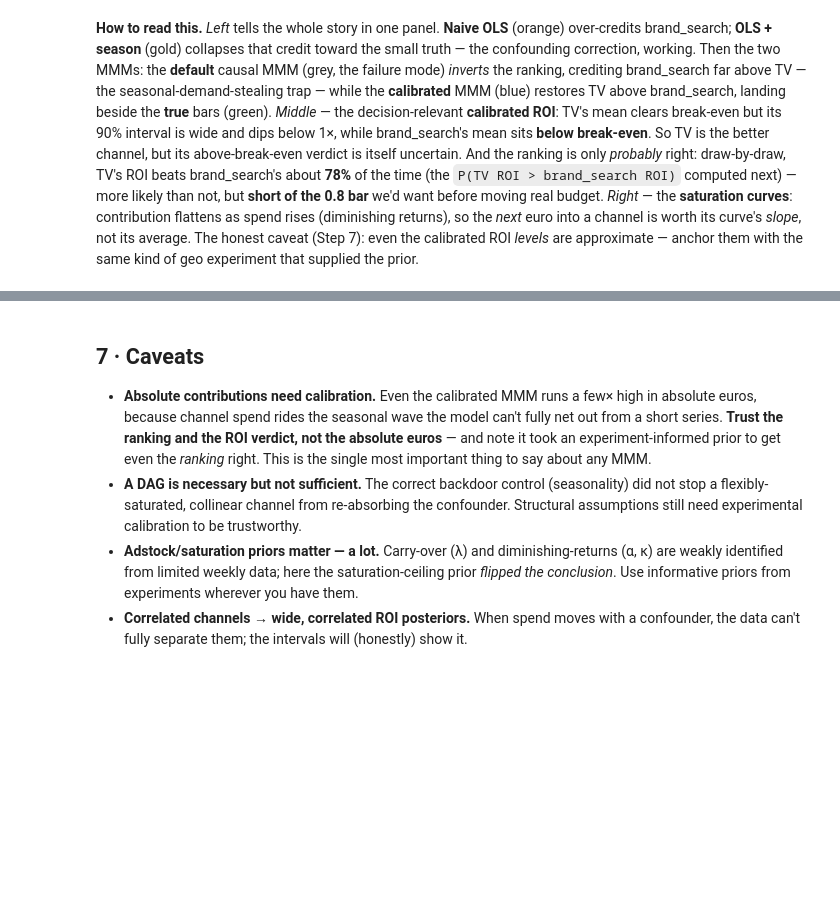
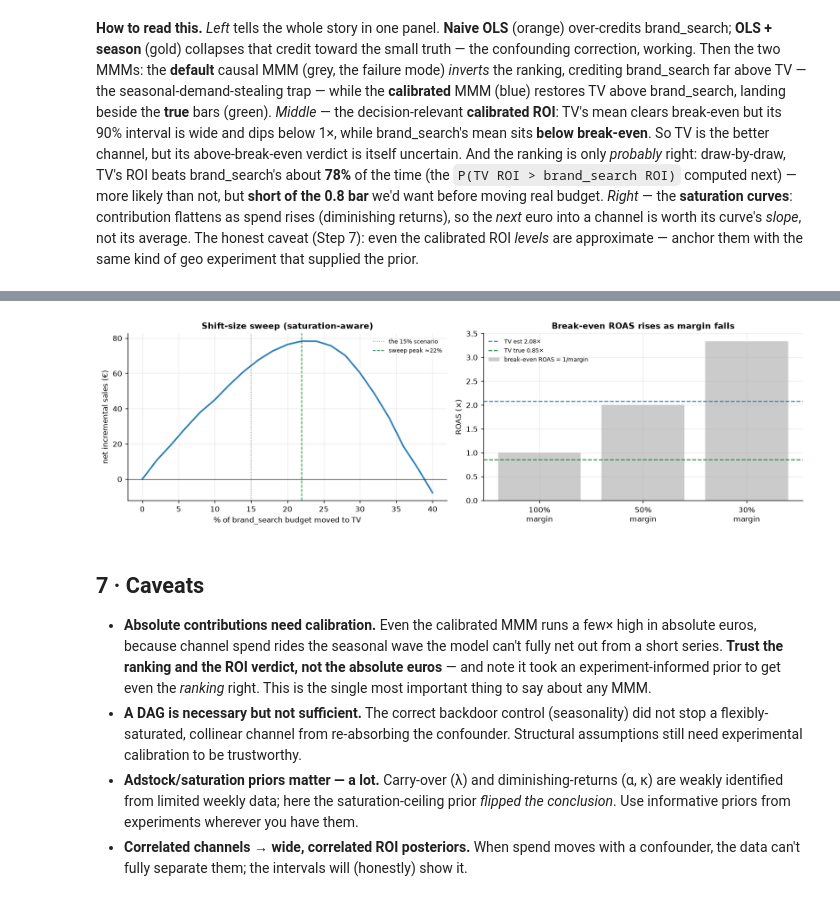
Before and after one commit to fmuia/sda_projects, a Jupyter notebook: causal-marketing-pymc/notebooks/06_incrementality_mmm.ipynb, the cells around one changed output, grey strips where cells are left out. Saved outputs shown, nothing was run; the diff lists cells and outputs as text; code cells hidden in the pictures; blank space fills up the shorter version.

```diff
--- a/causal-marketing-pymc/notebooks/06_incrementality_mmm.ipynb
+++ b/causal-marketing-pymc/notebooks/06_incrementality_mmm.ipynb
@@ -257,14 +265,62 @@ our action bar we reallocate; if not — as happens here — the honest call is
 # %%
-SHIFT = 0.15   # move 15% of brand_search spend to TV
-moved = SHIFT * spend_bs
-# first-order impact using average ROI (a saturation-aware version would use marginal ROI)
-delta_sales = moved * (roi_tv.mean() - roi_bs.mean())
-# Draw-wise posterior probability that TV's ROI beats brand_search's. roi_tv and roi_bs are aligned
-# posterior draws from the same (calibrated) trace, so this compares them draw-by-draw — keeping TV's
-# full uncertainty AND the two channels' posterior correlation — not a point vs a distribution.
+SHIFT = 0.15   # the single scenario — now shown inside a full shift-size sweep
+n_wk = len(df)
+# --- Saturation-aware marginal ROAS: fit the Michaelis-Menten response the MMM itself used to the
+# fitted weekly (spend, contribution) points, so we can move budget ALONG the real saturating curve. ---
+from scipy.optimize import curve_fit
+def _mm(x, a, b): return a * x / (b + x)
+def _contrib_fn(x, y):                       # -> (total_contribution(spend_array), mm_params or None)
+    try:
+        p, _ = curve_fit(_mm, x, y, p0=[max(y.sum()/len(y)*2, 1.0), max(np.median(x), 1.0)],
+                         bounds=(0, np.inf), maxfev=20000)
+        return (lambda s: _mm(s, *p).sum()), p
+    except Exception:
+        roas = y.sum() / x.sum()             # linear fallback: constant ROAS
+        return (lambda s: float((roas * np.asarray(s)).sum())), None
+cw_tv = cw.sel(channel="tv").values; cw_bs = cw.sel(channel="brand_search").values
+tv_fn, p_tv = _contrib_fn(df["tv"].values, cw_tv)
+bs_fn, p_bs = _contrib_fn(df["brand_search"].values, cw_bs)
+
+# average vs marginal ROAS (per euro) at today's operating spend
+avg_roas_tv = roi_tv.mean()
+if p_tv is not None:
+    a, b = p_tv; xbar = df["tv"].mean(); marg_roas_tv = a * b / (b + xbar) ** 2
+else:
+    marg_roas_tv = avg_roas_tv
+print(f"TV ROAS — average {avg_roas_tv:.2f}× · marginal (the next euro, at today's spend) {marg_roas_tv:.2f}× "
+      f"— marginal is lower because of saturation (diminishing returns).")
+
+# --- Shift-size sweep: move x% of brand_search budget into TV, ALONG the fitted curves ---
+shifts = np.linspace(0, 0.40, 21); tv0, bs0 = df["tv"].values, df["brand_search"].values
+net_gain = np.array([tv_fn(tv0 + s*spend_bs/n_wk) - tv_fn(tv0)
+                     - (bs_fn(bs0) - bs_fn(np.clip(bs0 - s*spend_bs/n_wk, 0, None))) for s in shifts])
+best = int(np.nanargmax(net_gain)); best_shift = shifts[best]
+
+fig, ax = plt.subplots(1, 2, figsize=(12.5, 3.8))
+ax[0].plot(shifts*100, net_gain, color=plots.BLUE, lw=2)
+ax[0].axvline(SHIFT*100, color=plots.GREY, ls=":", lw=1, label=f"the {SHIFT:.0%} scenario")
+ax[0].axvline(best_shift*100, color=plots.GREEN, ls="--", lw=1, label=f"sweep peak ≈{best_shift:.0%}")
+ax[0].axhline(0, color="k", lw=0.6); ax[0].set_xlabel("% of brand_search budget moved to TV")
+ax[0].set_ylabel("net incremental sales (€)"); ax[0].set_title("Shift-size sweep (saturation-aware)")
+ax[0].legend(frameon=False, fontsize=7)
+margins = [1.00, 0.50, 0.30]
+ax[1].bar([f"{int(m*100)}%\nmargin" for m in margins], [1/m for m in margins], color=plots.GREY, alpha=0.5, label="break-even ROAS = 1/margin")
+ax[1].axhline(roi_tv.mean(), color=plots.BLUE, ls="--", lw=1.3, label=f"TV est {roi_tv.mean():.2f}×")
+ax[1].axhline(true_tv/spend_tv, color=plots.GREEN, ls="--", lw=1.3, label=f"TV true {true_tv/spend_tv:.2f}×")
+ax[1].set_ylabel("ROAS (×)"); ax[1].set_title("Break-even ROAS rises as margin falls"); ax[1].legend(frameon=False, fontsize=7)
+fig.tight_layout()
+
 p_gain = (roi_tv > roi_bs).mean()
-print(f"Shifting {SHIFT:.0%} of brand_search spend (€{moved:,.0f}) to TV → projected +€{delta_sales:,.0f} sales")
-print(f"P(TV ROI > brand_search ROI) = {p_gain:.2f} → " + ("reallocate toward TV" if p_gain>0.8 else "hold, test first"))
-print("Caveat: uses AVERAGE ROI; with saturation, marginal ROI falls as you pour more into TV — reallocate in")
-print("steps and re-estimate. And note this verdict only became trustworthy AFTER experiment-calibrated priors.")
+delta_sat = float(net_gain[np.argmin(np.abs(shifts - SHIFT))])
+tr_tv, tr_bs = true_tv/spend_tv, true_bs/spend_bs
+print(f"\nShifting {SHIFT:.0%} of brand_search spend (€{SHIFT*spend_bs:,.0f}) to TV → +€{delta_sat:,.0f} net sales "
+      f"(saturation-aware); the sweep peaks near {best_shift:.0%}.")
+print(f"P(TV ROAS > brand_search ROAS) = {p_gain:.2f} → " + ("reallocate toward TV" if p_gain > 0.8 else "lean toward TV, but test first"))
+print(f"\nRanking vs levels — the watertight part:")
+print(f"  TRUE ROAS: TV {tr_tv:.2f}× · brand_search {tr_bs:.2f}× (both BELOW 1×)  |  MMM says TV {roi_tv.mean():.2f}× · bs {roi_bs.mean():.2f}×")
+print(f"  The MMM recovers the RANKING (TV ≫ brand_search) but overstates LEVELS ~{roi_tv.mean()/tr_tv:.1f}× for TV.")
+print(f"  ROAS is revenue ÷ spend — it assumes 100% margin. At a realistic 30% margin the break-even is 1/0.30 ≈ {1/0.30:.1f}×,")
+print(f"  which even TV's estimated {roi_tv.mean():.2f}× fails; and TV's TRUE ROAS {tr_tv:.2f}× is below break-even at ANY margin.")
+print(f"  So: reallocate toward TV (the ranking is trustworthy), but 'is TV worth it in absolute €?' needs the geo")
+print(f"  experiment (nb 07) — this MMM's absolute levels are not calibrated enough to answer it.")
 # %% [output]
@@ -275,3 +339,4 @@ steps and re-estimate. And note this verdict only became trustworthy AFTER exper
+[figure, added]
 # %% [markdown]
 ## 7 · Caveats
 
```
Also changed, not shown: parts of 5 cells of this notebook, 2 other files.
